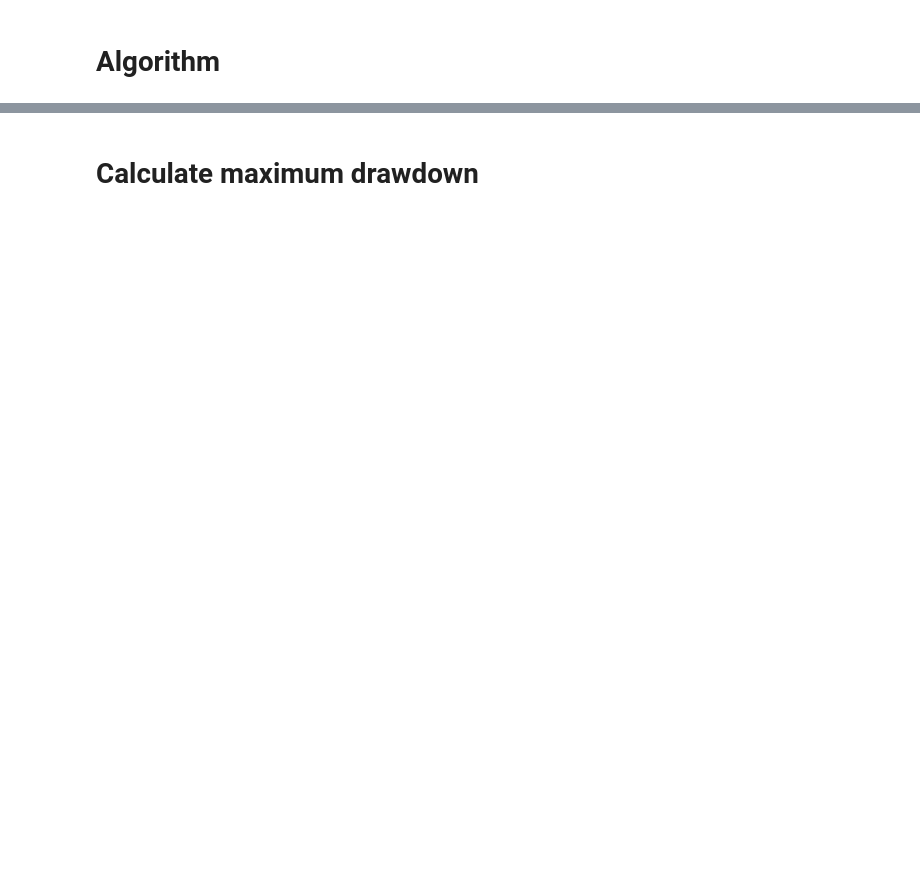
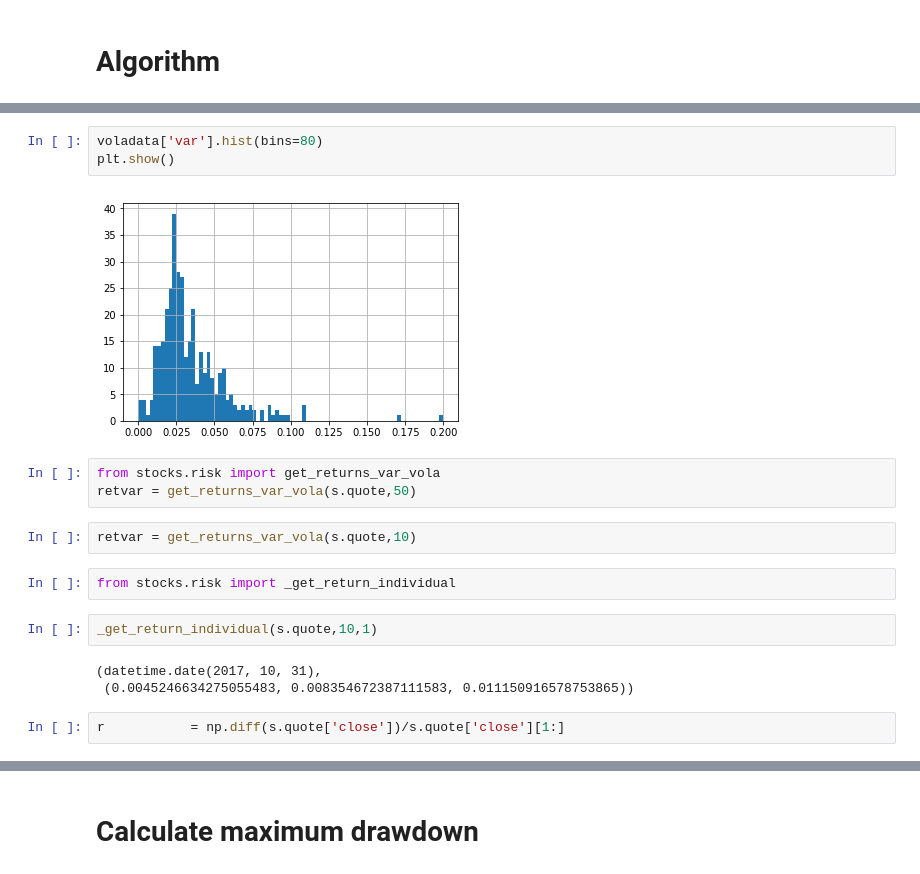
Before and after one commit to phermes/quant, a Jupyter notebook: scratch_algorithm.ipynb, the cells around one changed output, grey strips where cells are left out. Cells and saved outputs as stored; diff of their text form; blank space fills up the shorter version.

```diff
--- a/scratch_algorithm.ipynb
+++ b/scratch_algorithm.ipynb
@@ -535,0 +274,19 @@ s.plot_summary()
+# %%
+voladata['var'].hist(bins=80)
+plt.show()
+# %% [output]
+[figure, added]
+# %%
+from stocks.risk import get_returns_var_vola
+retvar = get_returns_var_vola(s.quote,50)
+# %%
+retvar = get_returns_var_vola(s.quote,10)
+# %%
+from stocks.risk import _get_return_individual
+# %%
+_get_return_individual(s.quote,10,1)
+# %% [output]
+(datetime.date(2017, 10, 31),
+ (0.0045246634275055483, 0.008354672387111583, 0.011150916578753865))
+# %%
+r           = np.diff(s.quote['close'])/s.quote['close'][1:]
```
Also changed, not shown: parts of 102 cells of this notebook, 11 other files.
